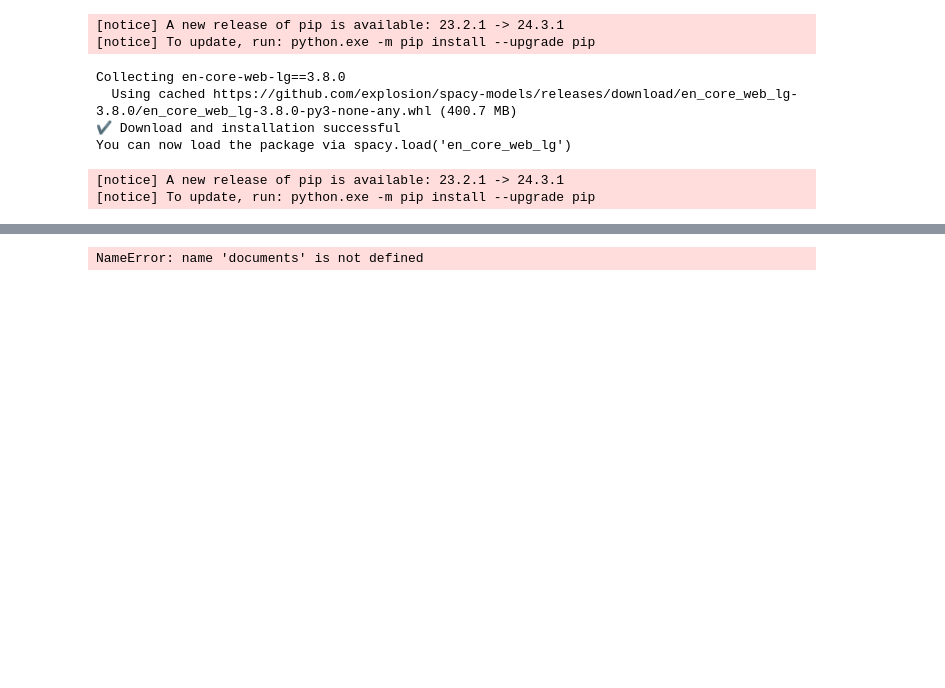
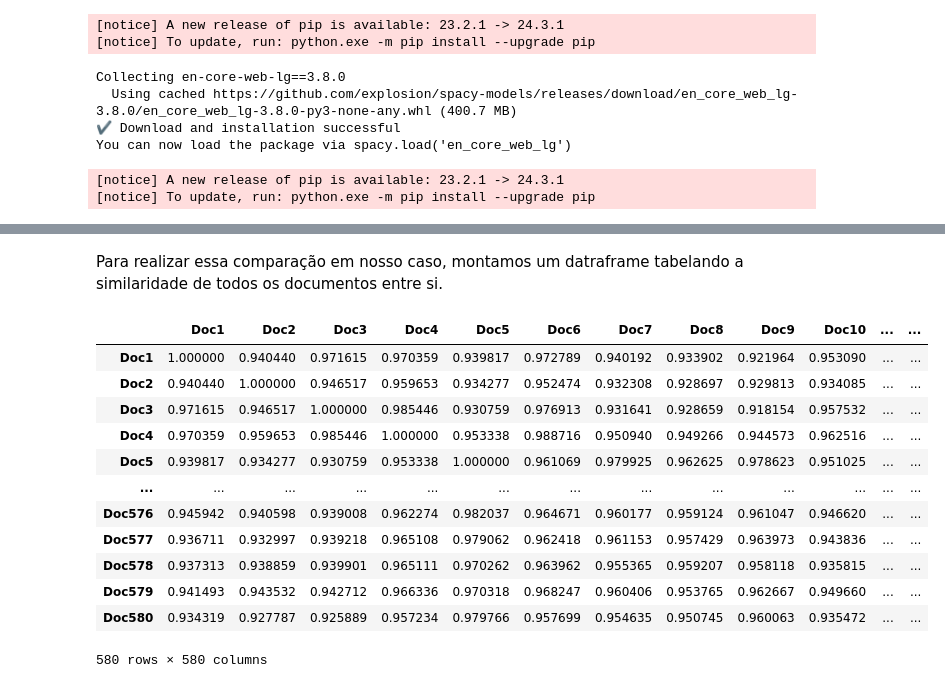
Before and after one commit to luizklitzke1/PLNAV3, a Jupyter notebook: BOW & TFIDF & Word2Vec.ipynb, the cells around one changed output, grey strips where cells are left out. Saved outputs shown, nothing was run; the diff lists cells and outputs as text; code cells hidden in the pictures; blank space fills up the shorter version.

```diff
--- a/BOW & TFIDF & Word2Vec.ipynb
+++ b/BOW & TFIDF & Word2Vec.ipynb
@@ -634,27 +695,27 @@ nlp = spacy.load('en_core_web_lg')  # carrega modelo em inglês
+# %% [markdown]
+Para realizar essa comparação em nosso caso, montamos um datraframe tabelando a similaridade de todos os documentos entre si.
 # %%
 import pandas as pd
 
-def GetVetorSimilaridade(doc):
-  target = nlp(doc)  # texto sobre gatos
-
-  similaridade = []
-
-  for doc_compare in documentos:
-    doc_nlp = nlp(doc_compare)
-
-    similaridade.append(target.similarity(doc_nlp))
-
-  return similaridade
-
-similaridades = []
-
-for doc in documentos:
-  similaridades.append(GetVetorSimilaridade(doc))
+embedding_docs = [nlp(news) for news in documentos_limpos]
+similaridades  = [[doc1.similarity(doc2) for doc2 in embedding_docs] for doc1 in embedding_docs]
 
 # Convertendo para um DataFrame para melhor visualização
-df = pd.DataFrame(similaridades, index  =[f"Doc{i+1}" for i in range(len(documents))],
-                                 columns=[f"Doc{i+1}" for i in range(len(documents))])
+df_similareidades = pd.DataFrame(similaridades, index  =[f"Doc{i+1}" for i in range(len(documentos_limpos))],
+                                 columns=[f"Doc{i+1}" for i in range(len(documentos_limpos))])
 
-df
+df_similareidades
 # %% [output]
+|  | Doc1 | Doc2 | Doc3 | Doc4 | Doc5 | Doc6 | Doc7 | Doc8 | Doc9 | Doc10 | ... | ... |
+| Doc1 | 1.000000 | 0.940440 | 0.971615 | 0.970359 | 0.939817 | 0.972789 | 0.940192 | 0.933902 | 0.921964 | 0.953090 | ... | ... |
+| Doc2 | 0.940440 | 1.000000 | 0.946517 | 0.959653 | 0.934277 | 0.952474 | 0.932308 | 0.928697 | 0.929813 | 0.934085 | ... | ... |
+| Doc3 | 0.971615 | 0.946517 | 1.000000 | 0.985446 | 0.930759 | 0.976913 | 0.931641 | 0.928659 | 0.918154 | 0.957532 | ... | ... |
+| Doc4 | 0.970359 | 0.959653 | 0.985446 | 1.000000 | 0.953338 | 0.988716 | 0.950940 | 0.949266 | 0.944573 | 0.962516 | ... | ... |
+| Doc5 | 0.939817 | 0.934277 | 0.930759 | 0.953338 | 1.000000 | 0.961069 | 0.979925 | 0.962625 | 0.978623 | 0.951025 | ... | ... |
+| ... | ... | ... | ... | ... | ... | ... | ... | ... | ... | ... | ... | ... |
+| Doc576 | 0.945942 | 0.940598 | 0.939008 | 0.962274 | 0.982037 | 0.964671 | 0.960177 | 0.959124 | 0.961047 | 0.946620 | ... | ... |
+| Doc577 | 0.936711 | 0.932997 | 0.939218 | 0.965108 | 0.979062 | 0.962418 | 0.961153 | 0.957429 | 0.963973 | 0.943836 | ... | ... |
+| Doc578 | 0.937313 | 0.938859 | 0.939901 | 0.965111 | 0.970262 | 0.963962 | 0.955365 | 0.959207 | 0.958118 | 0.935815 | ... | ... |
+| Doc579 | 0.941493 | 0.943532 | 0.942712 | 0.966336 | 0.970318 | 0.968247 | 0.960406 | 0.953765 | 0.962667 | 0.949660 | ... | ... |
+| Doc580 | 0.934319 | 0.927787 | 0.925889 | 0.957234 | 0.979766 | 0.957699 | 0.954635 | 0.950745 | 0.960063 | 0.935472 | ... | ... |
-NameError: name 'documents' is not defined
+580 rows × 580 columns
```
Also changed, not shown: parts of 10 cells of this notebook.
